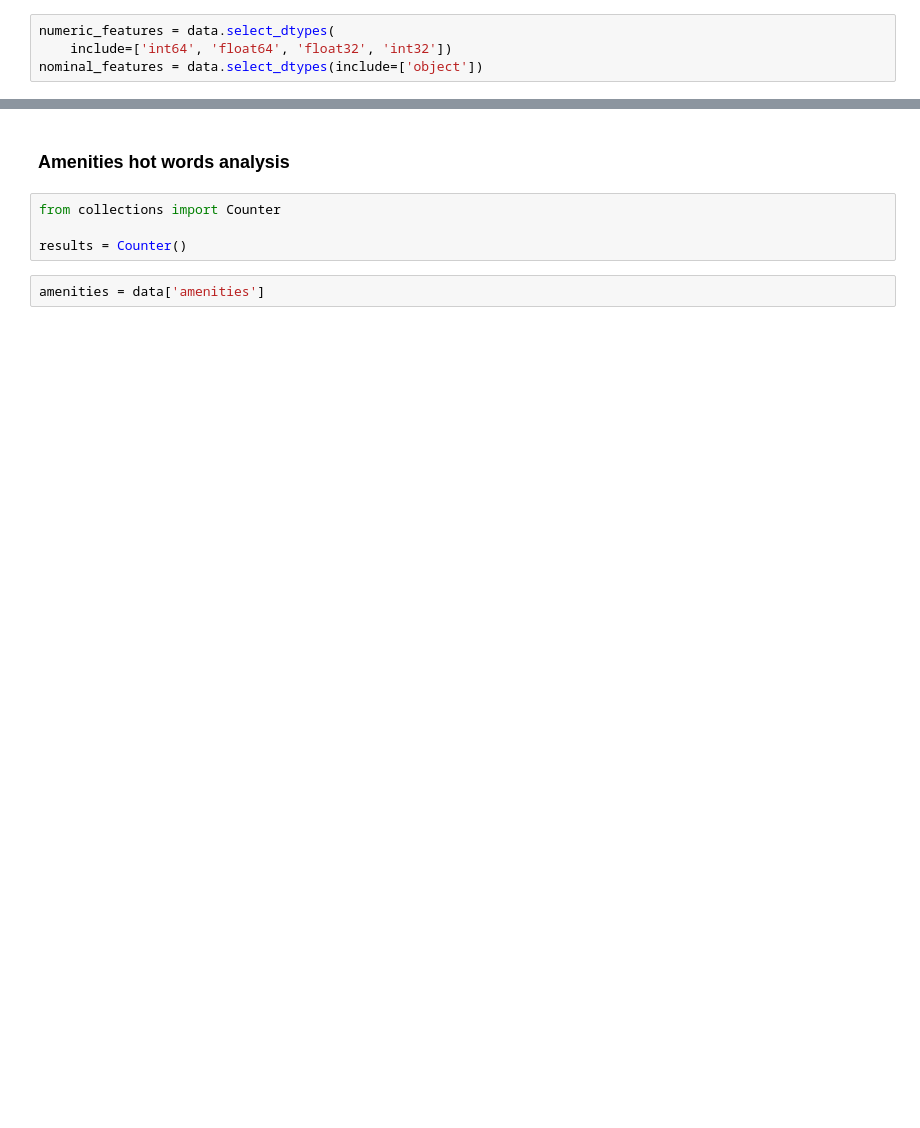
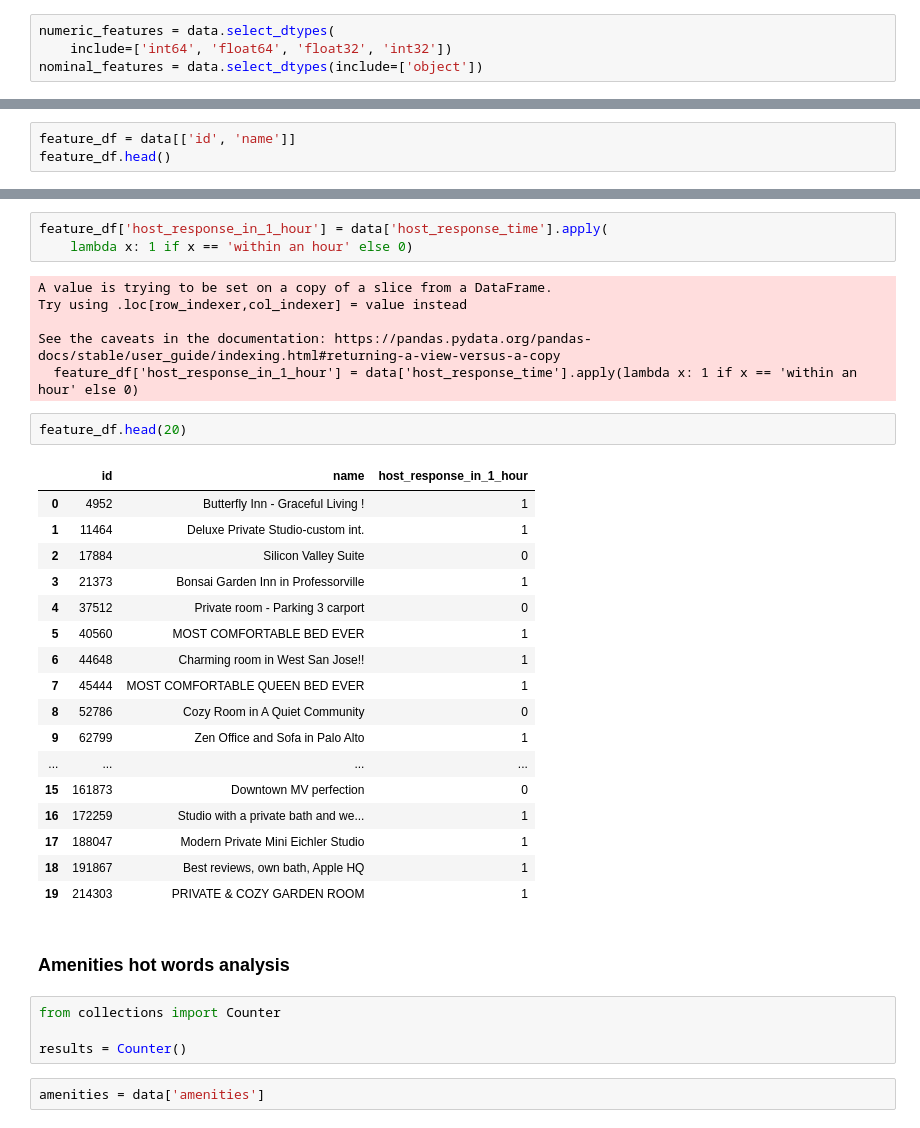
Before and after one commit to johnfcchan/crackdatescience, a Jupyter notebook: Airbnb_evan.ipynb, the cells around one changed output, grey strips where cells are left out. Saved outputs shown, nothing was run; the diff lists cells and outputs as text; blank space fills up the shorter version.

```diff
--- a/Airbnb_evan.ipynb
+++ b/Airbnb_evan.ipynb
@@ -586,0 +681,3 @@ nominal_features.head()
+# %%
+feature_df = data[['id', 'name']]
+feature_df.head()
@@ -587,3 +691,32 @@ nominal_features.head()
+# %%
+feature_df['host_response_in_1_hour'] = data['host_response_time'].apply(
+    lambda x: 1 if x == 'within an hour' else 0)
+# %% [output]
+A value is trying to be set on a copy of a slice from a DataFrame.
+Try using .loc[row_indexer,col_indexer] = value instead
+
+See the caveats in the documentation: https://pandas.pydata.org/pandas-docs/stable/user_guide/indexing.html#returning-a-view-versus-a-copy
+  feature_df['host_response_in_1_hour'] = data['host_response_time'].apply(lambda x: 1 if x == 'within an hour' else 0)
+# %%
+feature_df.head(20)
+# %% [output]
+|  | id | name | host_response_in_1_hour |
+| 0 | 4952 | Butterfly Inn - Graceful Living ! | 1 |
+| 1 | 11464 | Deluxe Private Studio-custom int. | 1 |
+| 2 | 17884 | Silicon Valley Suite | 0 |
+| 3 | 21373 | Bonsai Garden Inn in Professorville | 1 |
+| 4 | 37512 | Private room - Parking 3 carport | 0 |
+| 5 | 40560 | MOST COMFORTABLE BED EVER | 1 |
+| 6 | 44648 | Charming room in West San Jose!! | 1 |
+| 7 | 45444 | MOST COMFORTABLE QUEEN BED EVER | 1 |
+| 8 | 52786 | Cozy Room in A Quiet Community | 0 |
+| 9 | 62799 | Zen Office and Sofa in Palo Alto | 1 |
+| ... | ... | ... | ... |
+| 15 | 161873 | Downtown MV perfection | 0 |
+| 16 | 172259 | Studio with a private bath and we... | 1 |
+| 17 | 188047 | Modern Private Mini Eichler Studio | 1 |
+| 18 | 191867 | Best reviews, own bath, Apple HQ | 1 |
+| 19 | 214303 | PRIVATE & COZY GARDEN ROOM | 1 |
 # %% [markdown]
 ### Amenities hot words analysis
 # %%
```
Also changed, not shown: parts of 20 cells of this notebook.
